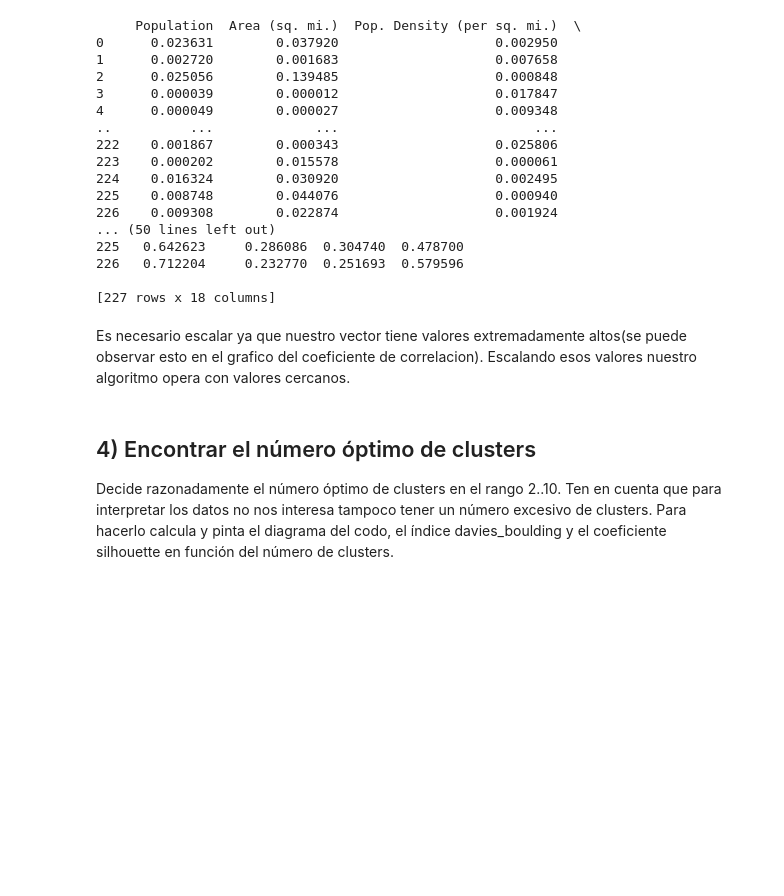
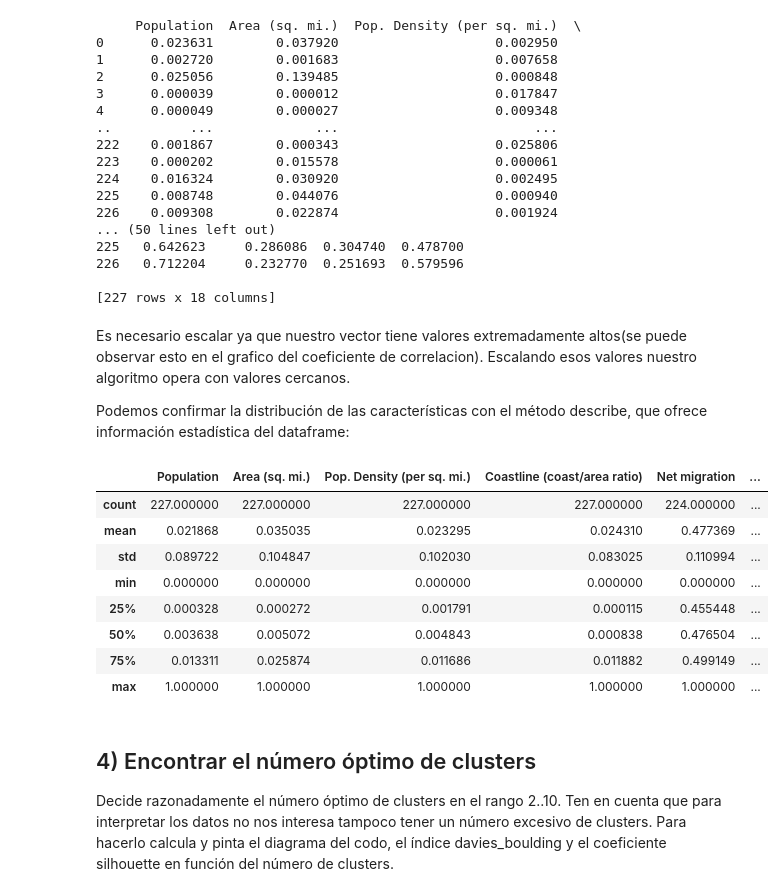
Before and after one commit to jesusmoraleda/IA, a Jupyter notebook: Aprendizaje automatico/P1_clustering.ipynb, the cells around one changed output. Cells and saved outputs as stored; diff of their text form; code cells hidden in the pictures; blank space fills up the shorter version.

```diff
--- a/Aprendizaje automatico/P1_clustering.ipynb
+++ b/Aprendizaje automatico/P1_clustering.ipynb
@@ -258,6 +258,20 @@ print(transformed_df)
 [227 rows x 18 columns]
 # %% [markdown]
 Es necesario escalar ya que nuestro vector tiene valores extremadamente altos(se puede observar esto en el grafico del coeficiente de correlacion). Escalando esos valores nuestro algoritmo opera con valores cercanos.
+
+Podemos confirmar la distribución de las características con el método describe, que ofrece información estadística del dataframe:
+# %%
+transformed_df.describe()
+# %% [output]
+|  | Population | Area (sq. mi.) | Pop. Density (per sq. mi.) | Coastline (coast/area ratio) | Net migration | ... |
+| count | 227.000000 | 227.000000 | 227.000000 | 227.000000 | 224.000000 | ... |
+| mean | 0.021868 | 0.035035 | 0.023295 | 0.024310 | 0.477369 | ... |
+| std | 0.089722 | 0.104847 | 0.102030 | 0.083025 | 0.110994 | ... |
+| min | 0.000000 | 0.000000 | 0.000000 | 0.000000 | 0.000000 | ... |
+| 25% | 0.000328 | 0.000272 | 0.001791 | 0.000115 | 0.455448 | ... |
+| 50% | 0.003638 | 0.005072 | 0.004843 | 0.000838 | 0.476504 | ... |
+| 75% | 0.013311 | 0.025874 | 0.011686 | 0.011882 | 0.499149 | ... |
+| max | 1.000000 | 1.000000 | 1.000000 | 1.000000 | 1.000000 | ... |
 # %% [markdown]
 ## 4) Encontrar el número óptimo de clusters
 
```
